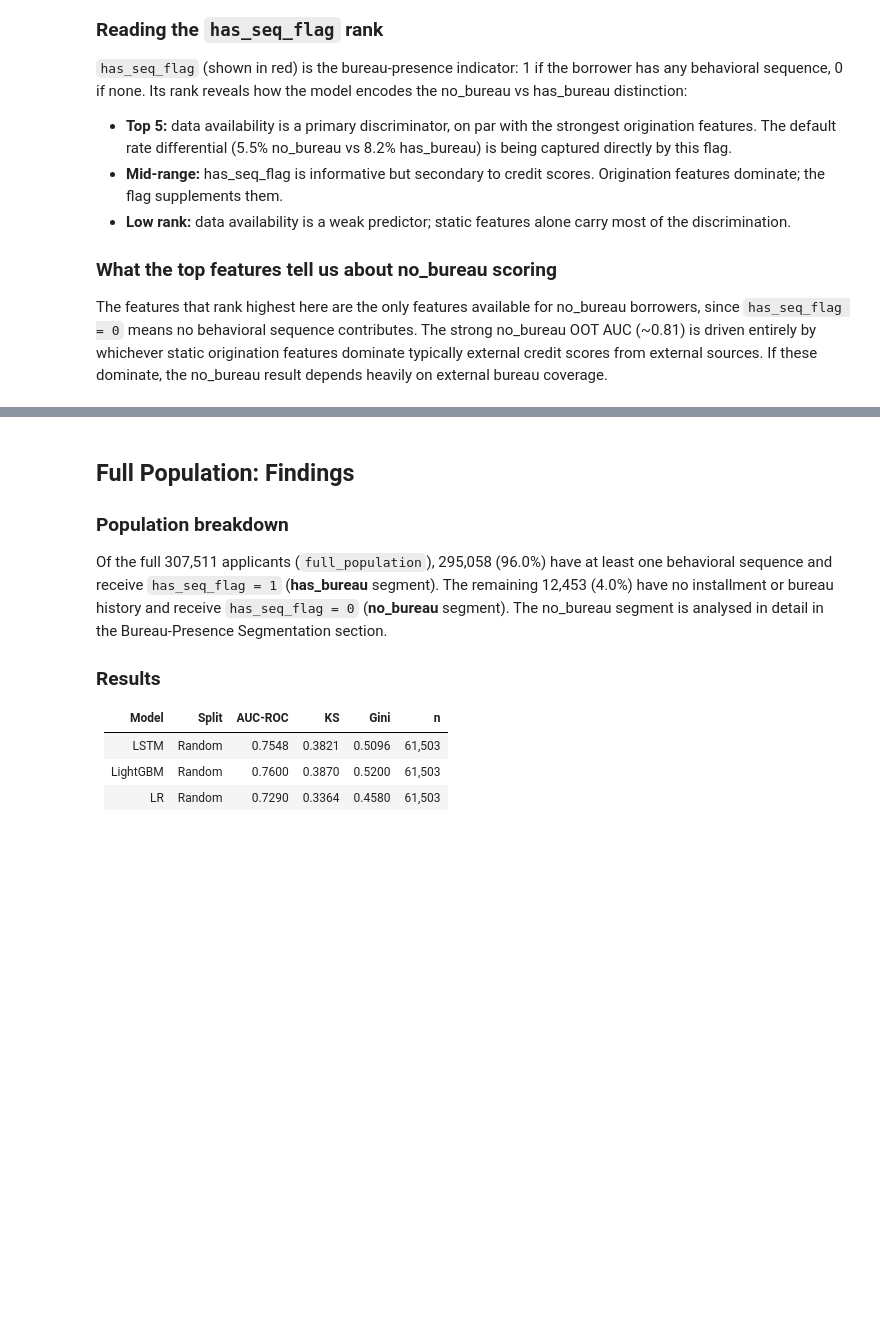
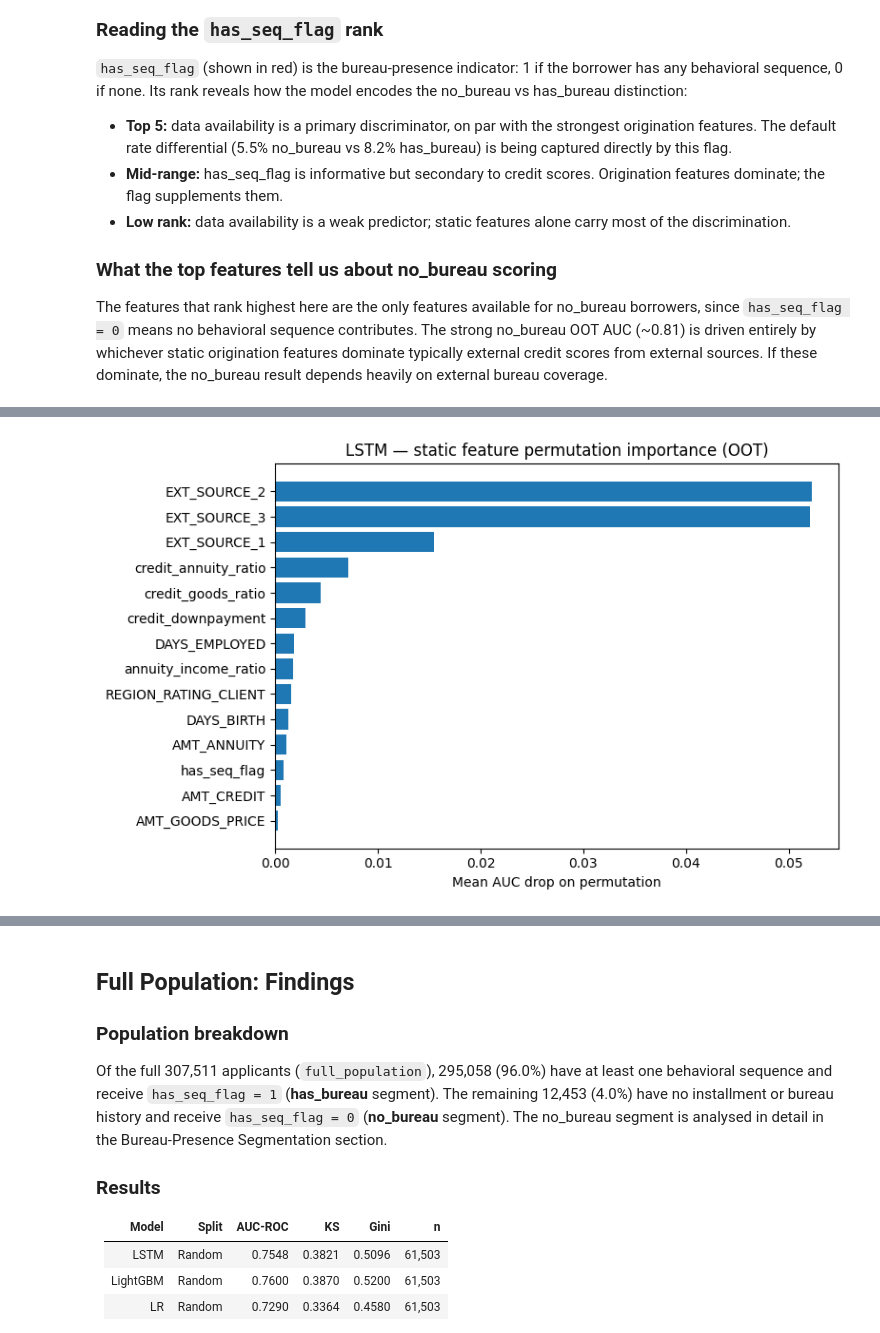
Before and after one commit to leemingloon/ocr-agentic-rag, a Jupyter notebook: notebooks/00_pd_homecredit_lstm_kaggle.ipynb, the cells around one changed output, grey strips where cells are left out. Cells and saved outputs as stored; diff of their text form; code cells hidden in the pictures; blank space fills up the shorter version.

```diff
--- a/notebooks/00_pd_homecredit_lstm_kaggle.ipynb
+++ b/notebooks/00_pd_homecredit_lstm_kaggle.ipynb
@@ -265,18 +266,19 @@ def build_bureau_sequences(bur_b: pd.DataFrame, bur: pd.DataFrame, max_seq_len:
     bb = bur_b.copy()
     bb['status_enc'] = bb['STATUS'].astype(str).map(STATUS_MAP).fillna(0).astype(np.float32)
     bb = bb.merge(bur[['SK_ID_BUREAU', 'SK_ID_CURR']], on='SK_ID_BUREAU', how='inner')
-    bb = bb.sort_values(['SK_ID_CURR', 'MONTHS_BALANCE'], ascending=[True, False])
-    # Keep first max_seq_len rows per borrower (most recent first).
-    # Position 0 = most recent month, position 23 = oldest retained month.
-    # This is the opposite orientation to installment sequences (pre-padded
-    # oldest-first). A production version would unify all streams.
+    # Oldest-first (ascending MONTHS_BALANCE), same temporal anchor as installments.
+    # Pre-pad: zeros at start, most recent bureau month at end of window — LSTM h_T emphasises recency.
+    bb = bb.sort_values(['SK_ID_CURR', 'MONTHS_BALANCE'], ascending=[True, True])
+    bb['_rrank'] = bb.groupby('SK_ID_CURR').cumcount(ascending=False)
+    bb = bb[bb['_rrank'] < max_seq_len].copy()
     bb['_pos'] = bb.groupby('SK_ID_CURR').cumcount()
-    bb = bb[bb['_pos'] < max_seq_len].copy()
     ids = bb['SK_ID_CURR'].values
-    uniq, inv = np.unique(ids, return_inverse=True)
+    uniq, inv, counts = np.unique(ids, return_inverse=True, return_counts=True)
     n = len(uniq)
     out_arr = np.zeros((n, max_seq_len, 1), dtype=np.float32)
-    out_arr[inv, bb['_pos'].values, 0] = bb['status_enc'].values
+    offsets = max_seq_len - counts[inv]
+    slot = offsets + bb['_pos'].values
+    out_arr[inv, slot, 0] = bb['status_enc'].values
     return dict(zip(uniq.tolist(), out_arr))
 
 bureau_seqs = build_bureau_sequences(bur_b, bur, MAX_SEQ_LEN)
@@ -2424,3 +2428,81 @@ Saved OOT predictions (default, 4-stream): /kaggle/working/homecredit_oot_predic
 Saved OOT predictions (4-stream): /kaggle/working/homecredit_oot_predictions_4stream.parquet | rows: 61502
 Saved OOT predictions (3-stream no-bureau): /kaggle/working/homecredit_oot_predictions_3stream_no_bureau.parquet | rows: 61502
 [interactive output not drawn]
+# %%
+# ── Permutation importance on static features (SHAP proxy for LSTM) ─────────
+# Full SHAP on LSTM is computationally expensive; permutation importance on
+# the static feature block is an interpretable, governance-defensible alternative.
+# Permutes each static feature 3x and measures AUC drop on OOT.
+
+import numpy as np
+import torch
+from sklearn.metrics import roc_auc_score
+import matplotlib.pyplot as plt
+import pandas as pd
+
+# Build full OOT tensors from arrays created in the OOT split cell above.
+X_inst_oot_tensor = torch.tensor(X_inst_full_oot_te, dtype=torch.float32)
+X_bur_oot_tensor = torch.tensor(X_bur_full_oot_te, dtype=torch.float32)
+X_cc_oot_tensor = torch.tensor(X_cc_full_oot_te, dtype=torch.float32)
+X_pos_oot_tensor = torch.tensor(X_pos_full_oot_te, dtype=torch.float32)
+X_static_oot_tensor = torch.tensor(X_sf_oot_te, dtype=torch.float32)
+y_oot = np.asarray(y_full_oot_te)
+
+static_feature_names = FEATURE_NAMES_FULL if "FEATURE_NAMES_FULL" in dir() else [f"static_{i}" for i in range(X_static_oot_tensor.shape[1])]
+
+model_for_perm = model_full_oot
+model_for_perm.eval()
+with torch.no_grad():
+    _logits = model_for_perm(
+        X_inst_oot_tensor.to(DEVICE),
+        X_bur_oot_tensor.to(DEVICE),
+        X_cc_oot_tensor.to(DEVICE),
+        X_pos_oot_tensor.to(DEVICE),
+        X_static_oot_tensor.to(DEVICE),
+    )
+    baseline_preds = torch.sigmoid(_logits).cpu().numpy().ravel()
+perm_baseline_lstm_oot_auc = roc_auc_score(y_oot, baseline_preds)
+print(f"Baseline OOT AUC (full 4-stream LSTM, permutation baseline): {perm_baseline_lstm_oot_auc:.4f}")
+
+def permutation_importance_static(model, X_static, X_inst, X_bur, X_cc, X_pos, y_true,
+                                  feature_names, n_repeats=3):
+    """Permute each static feature independently; report mean AUC drop."""
+    model.eval()
+    results = []
+    for feat_idx in range(X_static.shape[1]):
+        drops = []
+        for _ in range(n_repeats):
+            X_perm = X_static.clone()
+            perm_idx = torch.randperm(X_perm.shape[0])
+            X_perm[:, feat_idx] = X_perm[perm_idx, feat_idx]
+            with torch.no_grad():
+                logits = model(
+                    X_inst.to(DEVICE), X_bur.to(DEVICE), X_cc.to(DEVICE),
+                    X_pos.to(DEVICE), X_perm.to(DEVICE)
+                )
+                preds = torch.sigmoid(logits).cpu().numpy().ravel()
+            auc_perm = roc_auc_score(y_true, preds)
+            drops.append(perm_baseline_lstm_oot_auc - auc_perm)
+        results.append({
+            "feature": feature_names[feat_idx],
+            "mean_auc_drop": float(np.mean(drops)),
+            "std_auc_drop":  float(np.std(drops)),
+        })
+    return pd.DataFrame(results).sort_values("mean_auc_drop", ascending=False)
+
+perm_df = permutation_importance_static(
+    model_for_perm, X_static_oot_tensor, X_inst_oot_tensor,
+    X_bur_oot_tensor, X_cc_oot_tensor, X_pos_oot_tensor,
+    y_oot, static_feature_names, n_repeats=3
+)
+print("Top 15 static features by permutation importance (OOT):")
+print(perm_df.head(15).to_string(index=False))
+
+top15 = perm_df.head(15)
+plt.figure(figsize=(8, 5))
+plt.barh(top15["feature"][::-1], top15["mean_auc_drop"][::-1])
+plt.xlabel("Mean AUC drop on permutation")
+plt.title("LSTM — static feature permutation importance (OOT)")
+plt.tight_layout()
+plt.show()
+# %% [output]
@@ -2427,3 +2526,4 @@ Saved OOT predictions (3-stream no-bureau): /kaggle/working/homecredit_oot_predi
+[figure, added]
 # %%
 #  Full Population: Extended comparison table
 #  repayment_bureau_seg 88K + full_population 307K, LSTM / LightGBM / LR
```
Also changed, not shown: parts of 18 cells of this notebook, 23 other files.
